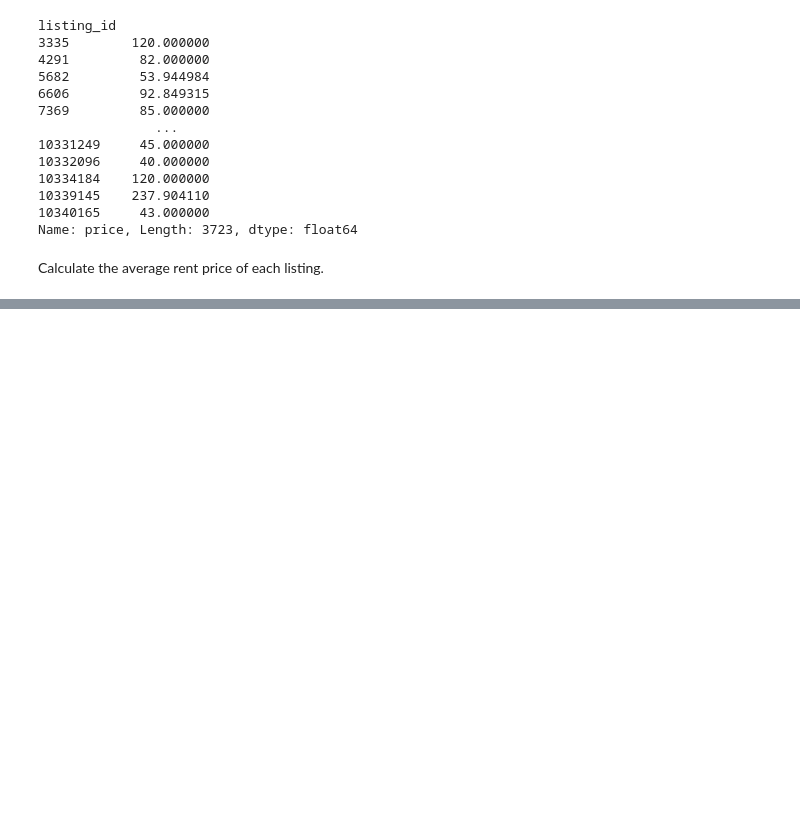
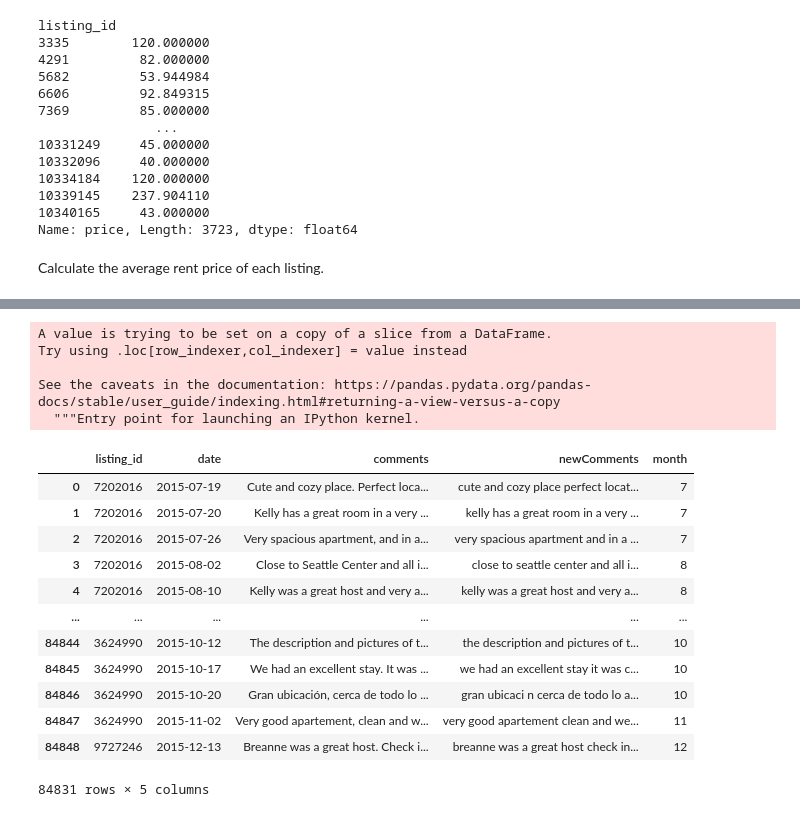
Before and after one commit to emilymoreland-mst/IST5520_G3, a Jupyter notebook: IST 5520 M1 Revised.ipynb, the cells around one changed output, grey strips where cells are left out. Drawn from its saved outputs; the diff is of its cells as text; code cells hidden in the pictures; blank space fills up the shorter version.

```diff
--- a/IST 5520 M1 Revised.ipynb
+++ b/IST 5520 M1 Revised.ipynb
@@ -282,0 +411,2 @@ Calculate the average rent price of each listing.
+# %%
+rev['comments'] = rev['comments'].astype(str)
@@ -282,0 +432,2 @@ Calculate the average rent price of each listing.
+# %%
+rev['newComments']=rev.comments.str.replace('[^a-zA-Z]', ' ').str.lower()
@@ -282,0 +510,24 @@ Calculate the average rent price of each listing.
+# %%
+rev['month'] = pd.DatetimeIndex(rev['date']).month
+# %% [output]
+A value is trying to be set on a copy of a slice from a DataFrame.
+Try using .loc[row_indexer,col_indexer] = value instead
+
+See the caveats in the documentation: https://pandas.pydata.org/pandas-docs/stable/user_guide/indexing.html#returning-a-view-versus-a-copy
+  """Entry point for launching an IPython kernel.
+# %%
+rev
+# %% [output]
+|  | listing_id | date | comments | newComments | month |
+| 0 | 7202016 | 2015-07-19 | Cute and cozy place. Perfect loca... | cute and cozy place perfect locat... | 7 |
+| 1 | 7202016 | 2015-07-20 | Kelly has a great room in a very ... | kelly has a great room in a very ... | 7 |
+| 2 | 7202016 | 2015-07-26 | Very spacious apartment, and in a... | very spacious apartment and in a ... | 7 |
+| 3 | 7202016 | 2015-08-02 | Close to Seattle Center and all i... | close to seattle center and all i... | 8 |
+| 4 | 7202016 | 2015-08-10 | Kelly was a great host and very a... | kelly was a great host and very a... | 8 |
+| ... | ... | ... | ... | ... | ... |
+| 84844 | 3624990 | 2015-10-12 | The description and pictures of t... | the description and pictures of t... | 10 |
+| 84845 | 3624990 | 2015-10-17 | We had an excellent stay. It was ... | we had an excellent stay it was c... | 10 |
+| 84846 | 3624990 | 2015-10-20 | Gran ubicación, cerca de todo lo ... | gran ubicaci n cerca de todo lo a... | 10 |
+| 84847 | 3624990 | 2015-11-02 | Very good apartement, clean and w... | very good apartement clean and we... | 11 |
+| 84848 | 9727246 | 2015-12-13 | Breanne was a great host. Check i... | breanne was a great host check in... | 12 |
+84831 rows × 5 columns
```
Also changed, not shown: parts of 34 cells of this notebook.
